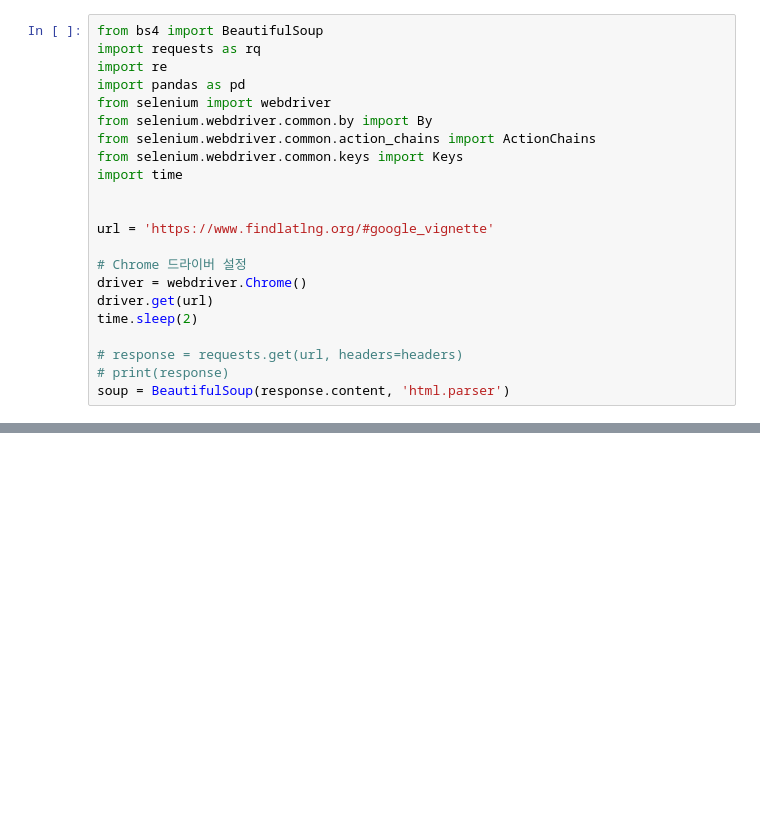
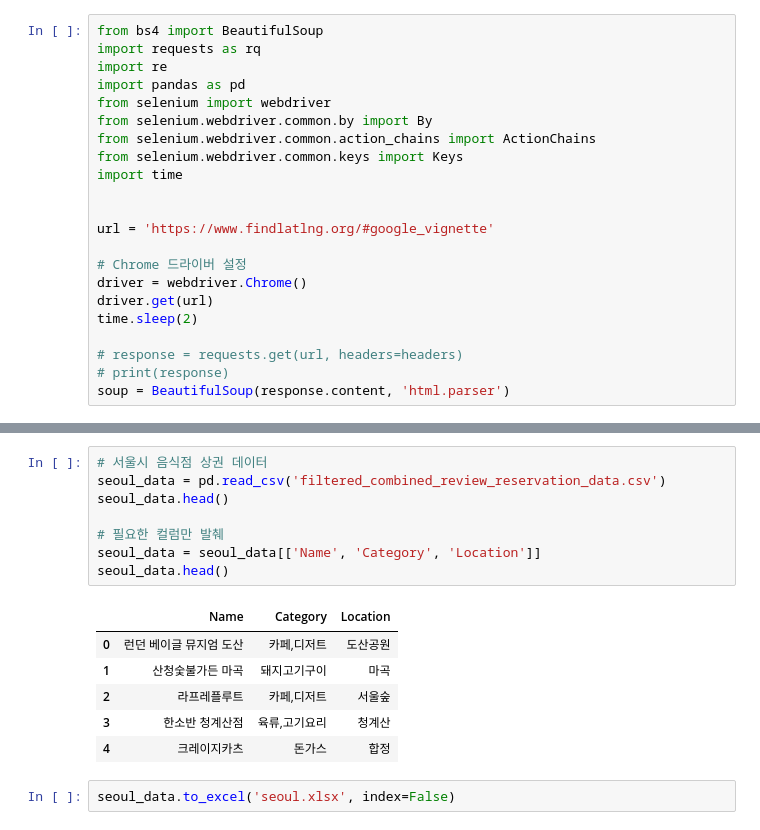
Before and after one commit to Yoon2596/kita_2404, a Jupyter notebook: m3_분석_라이브러리/평가/web_project_0628.ipynb, the cells around one changed output, grey strips where cells are left out. Drawn from its saved outputs; the diff is of its cells as text; blank space fills up the shorter version.

```diff
--- a/m3_분석_라이브러리/평가/web_project_0628.ipynb
+++ b/m3_분석_라이브러리/평가/web_project_0628.ipynb
@@ -115,0 +78,17 @@ map
+# %%
+# 서울시 음식점 상권 데이터
+seoul_data = pd.read_csv('filtered_combined_review_reservation_data.csv')
+seoul_data.head()
+
+# 필요한 컬럼만 발췌
+seoul_data = seoul_data[['Name', 'Category', 'Location']]
+seoul_data.head()
+# %% [output]
+|  | Name | Category | Location |
+| 0 | 런던 베이글 뮤지엄 도산 | 카페,디저트 | 도산공원 |
+| 1 | 산청숯불가든 마곡 | 돼지고기구이 | 마곡 |
+| 2 | 라프레플루트 | 카페,디저트 | 서울숲 |
+| 3 | 한소반 청계산점 | 육류,고기요리 | 청계산 |
+| 4 | 크레이지카츠 | 돈가스 | 합정 |
+# %%
+seoul_data.to_excel('seoul.xlsx', index=False)
```
Also changed, not shown: parts of 13 cells of this notebook.
